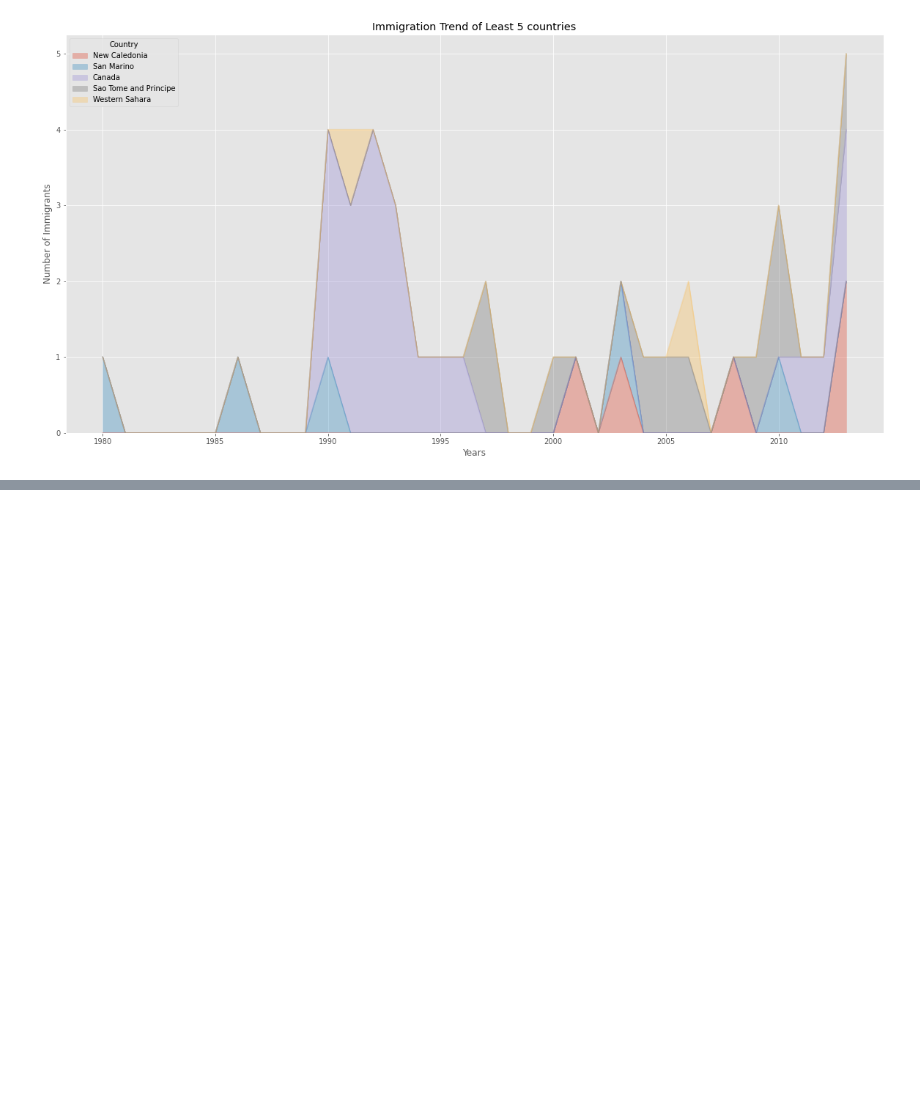
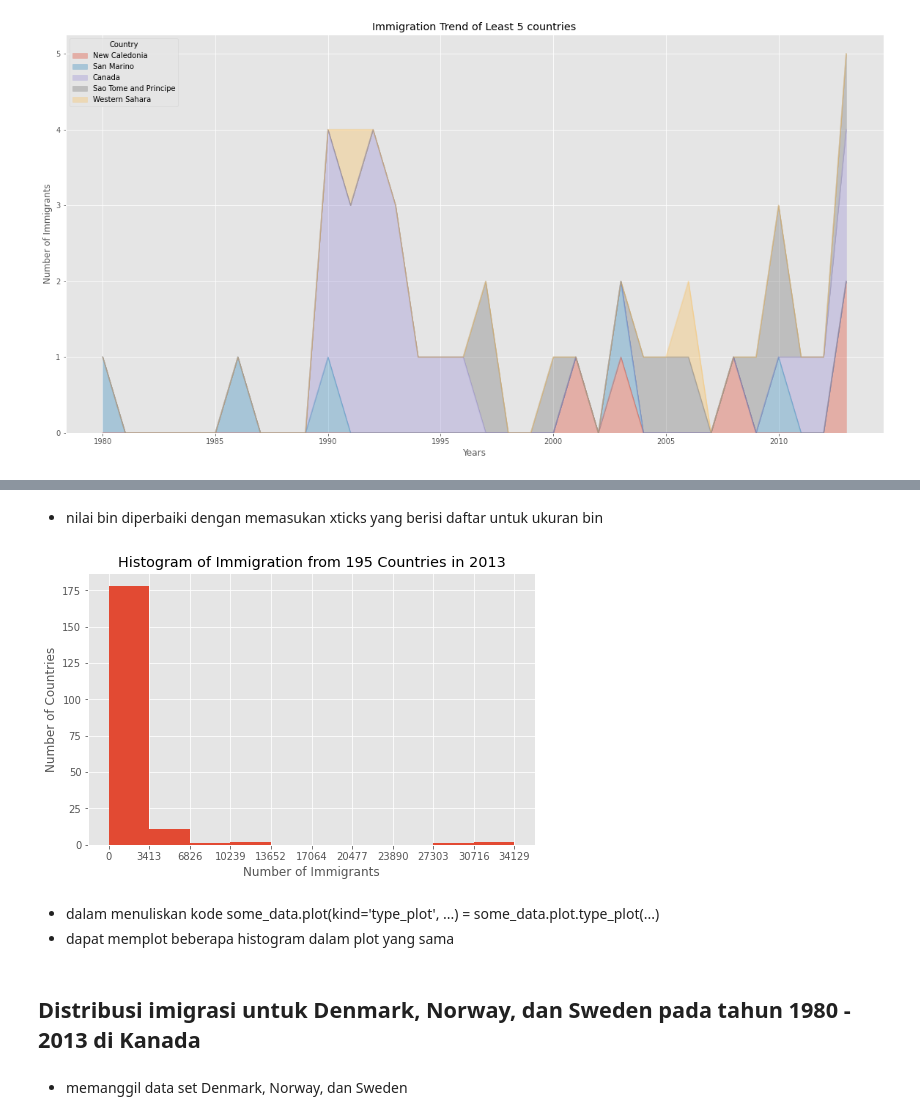
Before and after one commit to ainajefelina/Studi-Independen, a Jupyter notebook: Sesi 7/Summary 2.ipynb, the cells around one changed output, grey strips where cells are left out. Saved outputs shown, nothing was run; the diff lists cells and outputs as text; code cells hidden in the pictures; blank space fills up the shorter version.

```diff
--- a/Sesi 7/Summary 2.ipynb
+++ b/Sesi 7/Summary 2.ipynb
@@ -294,0 +334,20 @@ Text(0.5, 0, 'Years')
+# %% [markdown]
+- nilai bin diperbaiki dengan memasukan xticks yang berisi daftar untuk ukuran bin
+# %%
+count, bin_edges= np.histogram(df_can['2013'])
+
+df_can['2013'].plot(kind='hist', figsize=(8,5), xticks=bin_edges)
+plt.title('Histogram of Immigration from 195 Countries in 2013')
+plt.ylabel('Number of Countries')
+plt.xlabel('Number of Immigrants')
+
+plt.show()
+# %% [output]
+[figure, added]
+# %% [markdown]
+- dalam menuliskan kode some_data.plot(kind='type_plot', ...) = some_data.plot.type_plot(...)
+- dapat memplot beberapa histogram dalam plot yang sama
+# %% [markdown]
+## Distribusi imigrasi untuk Denmark, Norway, dan Sweden pada tahun 1980 - 2013 di Kanada
+# %% [markdown]
+- memanggil data set Denmark, Norway, dan Sweden
```
Also changed, not shown: parts of 44 cells of this notebook.
